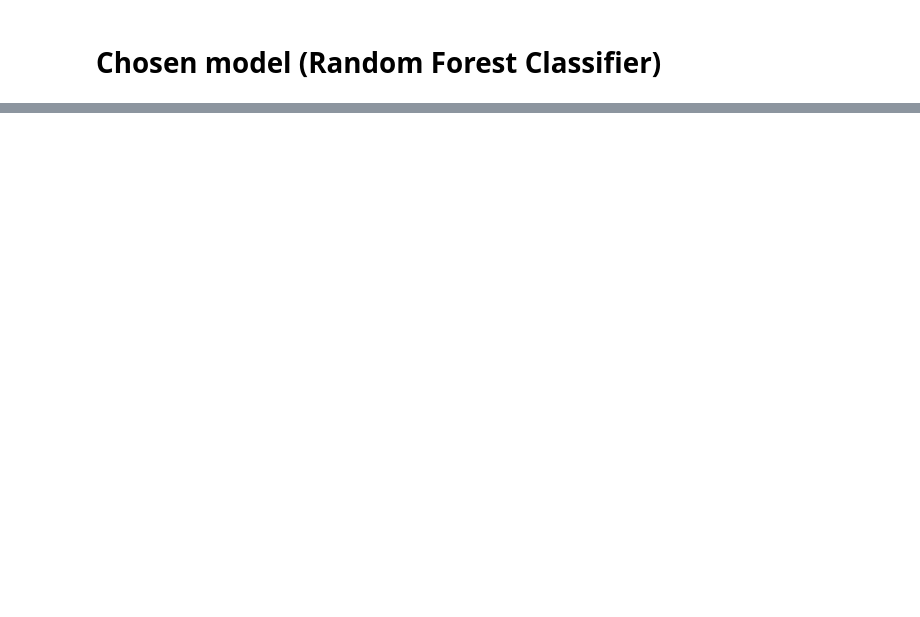
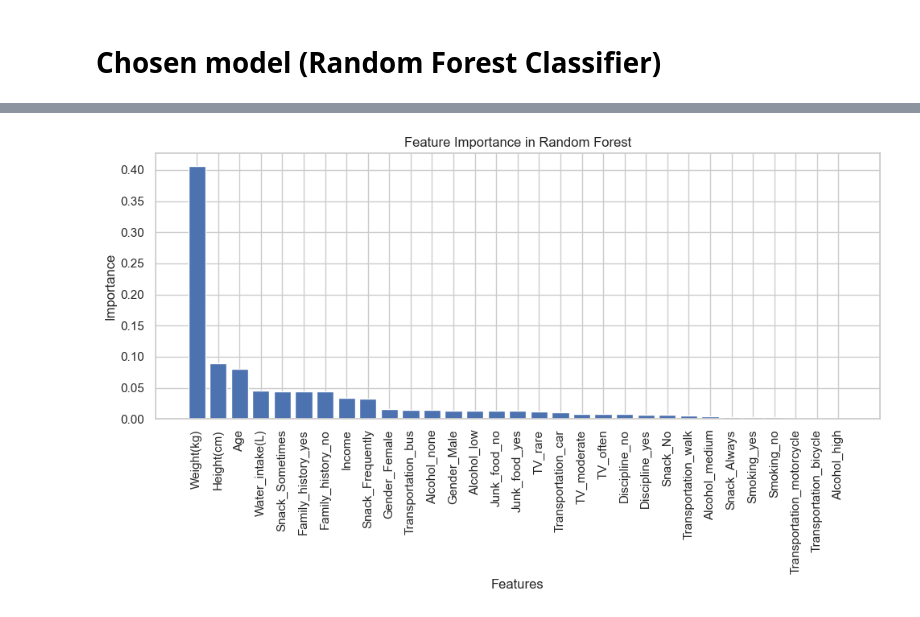
Before and after one commit to LiewZhengXian/UCCD2063-Assignment, a Jupyter notebook: G06_V3.ipynb, the cells around one changed output, grey strips where cells are left out. Drawn from its saved outputs; the diff is of its cells as text; code cells hidden in the pictures; blank space fills up the shorter version.

```diff
--- a/G06_V3.ipynb
+++ b/G06_V3.ipynb
@@ -820,0 +892,20 @@ AUC high = 0.9926
+# %%
+best_rf = grid_search_rf.best_estimator_
+y_pred_best = best_rf.predict(X_test_tr)
+feature_importance = best_rf.feature_importances_
+feature_names = numerical_cols + feature_names_afEncode.tolist()
+
+# Sort features by importance
+feature_importance_sorted = sorted(zip(feature_importance, feature_names), reverse=True)
+
+# Plot feature importance
+plt.figure(figsize=(10, 6))
+plt.bar(range(len(feature_importance)), [imp for imp, _ in feature_importance_sorted])
+plt.xticks(range(len(feature_importance)), [name for _, name in feature_importance_sorted], rotation=90)
+plt.title('Feature Importance in Random Forest')
+plt.xlabel('Features')
+plt.ylabel('Importance')
+plt.tight_layout()
+plt.show()
+# %% [output]
+[figure, added]
```
Also changed, not shown: parts of 31 cells of this notebook.
